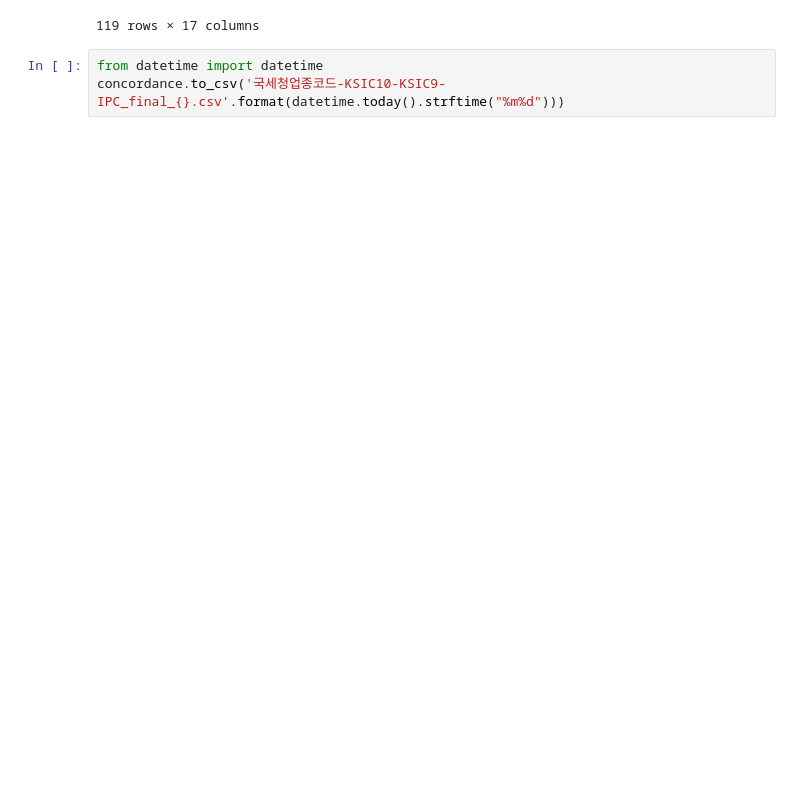
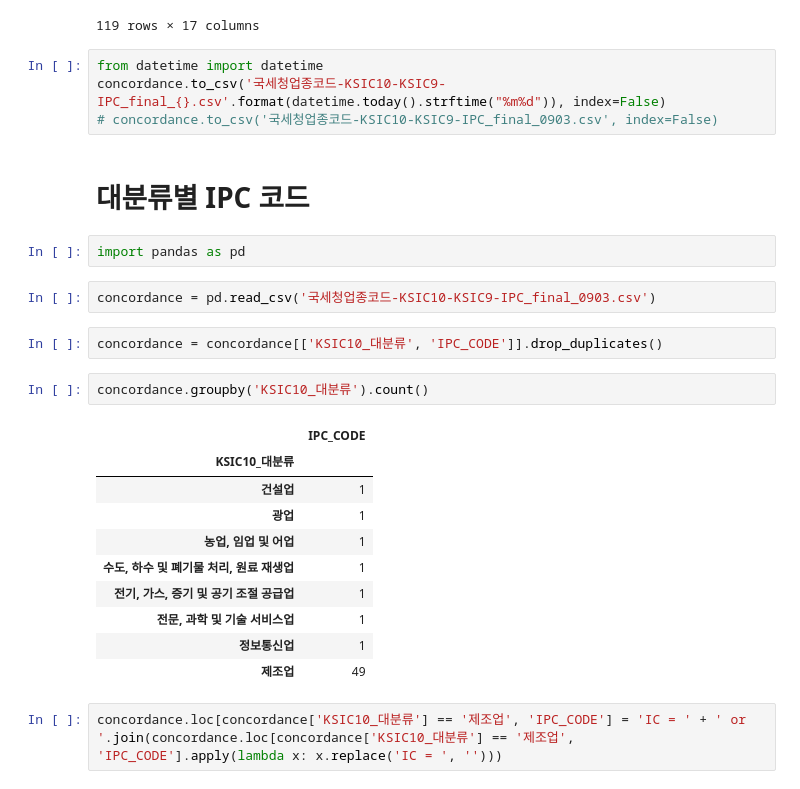
Before and after one commit to patent-analysis-compa/KSIC_IPC, a Jupyter notebook: KSIC_IPC연계.ipynb, the cells around one changed output. Cells and saved outputs as stored; diff of their text form; blank space fills up the shorter version.

```diff
--- a/KSIC_IPC연계.ipynb
+++ b/KSIC_IPC연계.ipynb
@@ -1135,4 +914,28 @@ concordance
 119 rows × 17 columns
 # %%
 from datetime import datetime
-concordance.to_csv('국세청업종코드-KSIC10-KSIC9-IPC_final_{}.csv'.format(datetime.today().strftime("%m%d")))
+concordance.to_csv('국세청업종코드-KSIC10-KSIC9-IPC_final_{}.csv'.format(datetime.today().strftime("%m%d")), index=False)
+# concordance.to_csv('국세청업종코드-KSIC10-KSIC9-IPC_final_0903.csv', index=False)
+# %% [markdown]
+# 대분류별 IPC 코드
+# %%
+import pandas as pd
+# %%
+concordance = pd.read_csv('국세청업종코드-KSIC10-KSIC9-IPC_final_0903.csv')
+# %%
+concordance = concordance[['KSIC10_대분류', 'IPC_CODE']].drop_duplicates()
+# %%
+concordance.groupby('KSIC10_대분류').count()
+# %% [output]
+|  | IPC_CODE |
+| KSIC10_대분류 |  |
+| 건설업 | 1 |
+| 광업 | 1 |
+| 농업, 임업 및 어업 | 1 |
+| 수도, 하수 및 폐기물 처리, 원료 재생업 | 1 |
+| 전기, 가스, 증기 및 공기 조절 공급업 | 1 |
+| 전문, 과학 및 기술 서비스업 | 1 |
+| 정보통신업 | 1 |
+| 제조업 | 49 |
+# %%
+concordance.loc[concordance['KSIC10_대분류'] == '제조업', 'IPC_CODE'] = 'IC = ' + ' or '.join(concordance.loc[concordance['KSIC10_대분류'] == '제조업', 'IPC_CODE'].apply(lambda x: x.replace('IC = ', '')))
```
Also changed, not shown: parts of 28 cells of this notebook.
